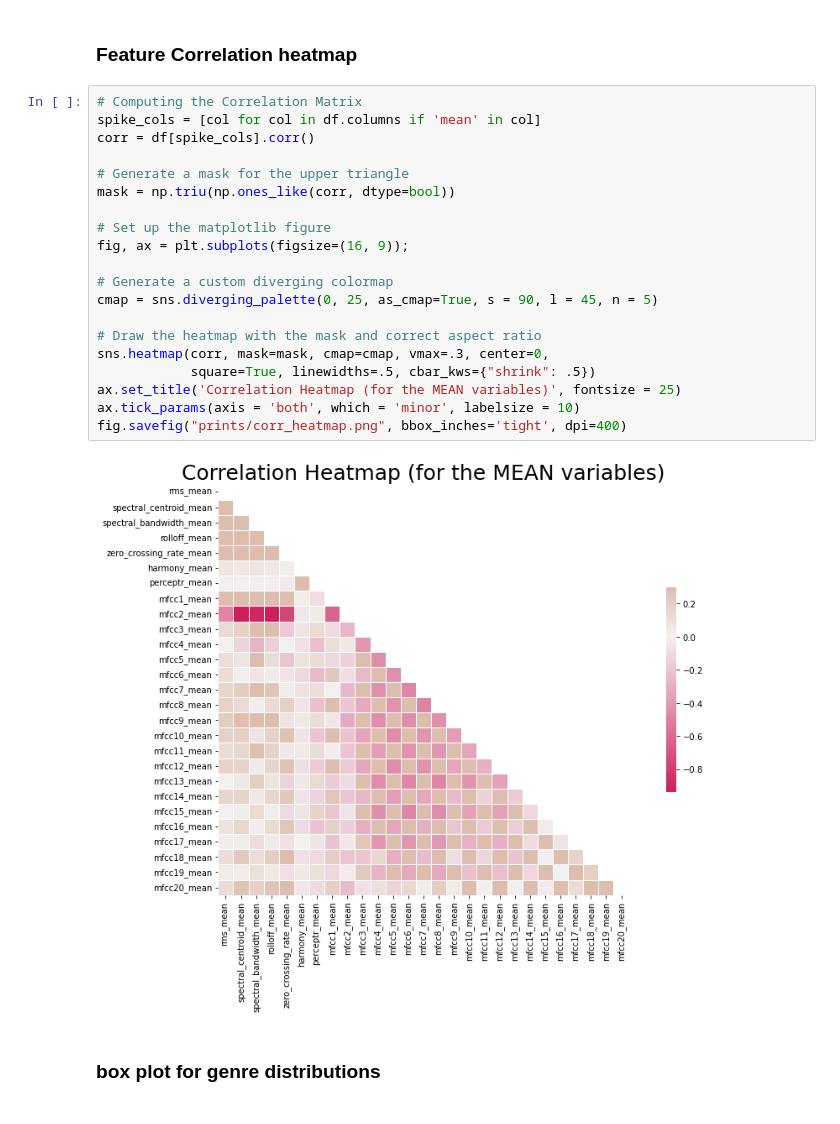
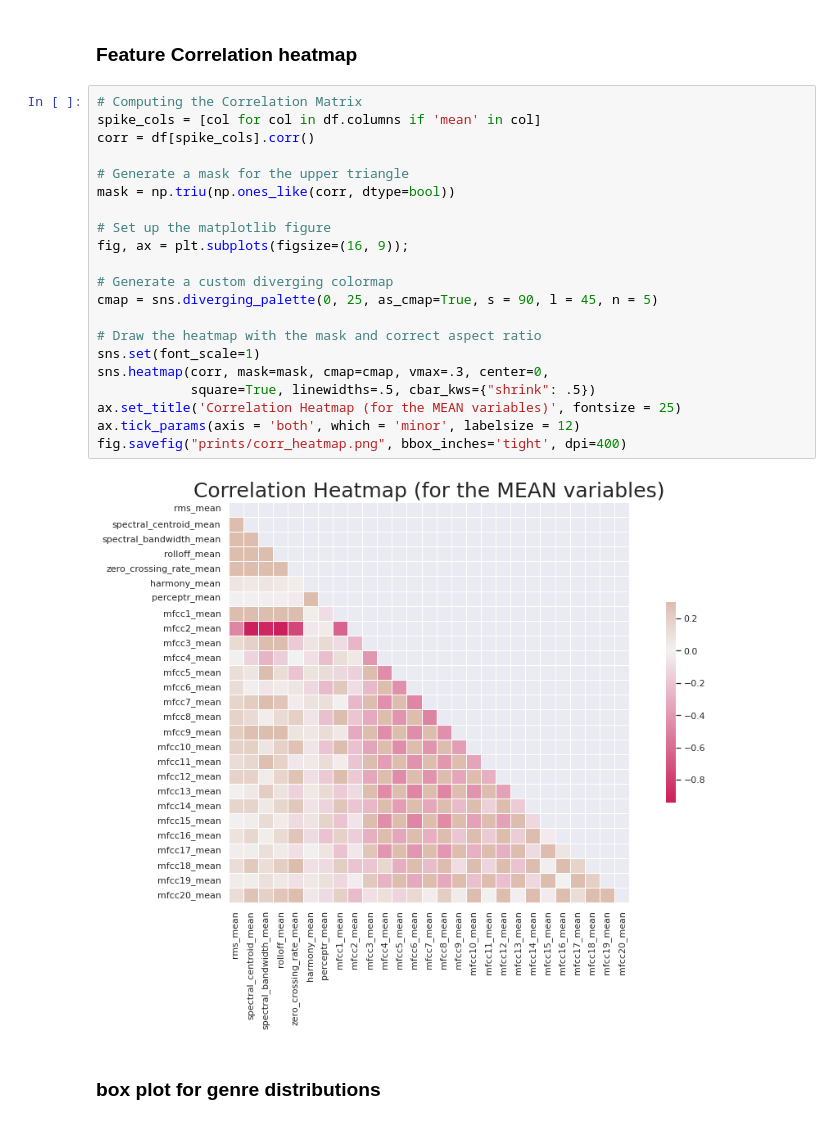
Before and after one commit to ichrist97/dat410-exercises, a Jupyter notebook: 8_project/data_analysis.ipynb, the cells around one changed output. Saved outputs shown, nothing was run; the diff lists cells and outputs as text.

```diff
--- a/8_project/data_analysis.ipynb
+++ b/8_project/data_analysis.ipynb
@@ -23,25 +25,26 @@ df.head()
 # %%
 # Computing the Correlation Matrix
 spike_cols = [col for col in df.columns if 'mean' in col]
 corr = df[spike_cols].corr()
 
 # Generate a mask for the upper triangle
 mask = np.triu(np.ones_like(corr, dtype=bool))
 
 # Set up the matplotlib figure
 fig, ax = plt.subplots(figsize=(16, 9));
 
 # Generate a custom diverging colormap
 cmap = sns.diverging_palette(0, 25, as_cmap=True, s = 90, l = 45, n = 5)
 
 # Draw the heatmap with the mask and correct aspect ratio
+sns.set(font_scale=1)
 sns.heatmap(corr, mask=mask, cmap=cmap, vmax=.3, center=0,
             square=True, linewidths=.5, cbar_kws={"shrink": .5})
 ax.set_title('Correlation Heatmap (for the MEAN variables)', fontsize = 25)
-ax.tick_params(axis = 'both', which = 'minor', labelsize = 10)
+ax.tick_params(axis = 'both', which = 'minor', labelsize = 12)
 fig.savefig("prints/corr_heatmap.png", bbox_inches='tight', dpi=400)
 # %% [output]
-[figure, old version]
+[figure, new version]
 # %% [markdown]
 ### box plot for genre distributions
 # %%
```
Also changed, not shown: parts of 4 cells of this notebook, 1 other file.
